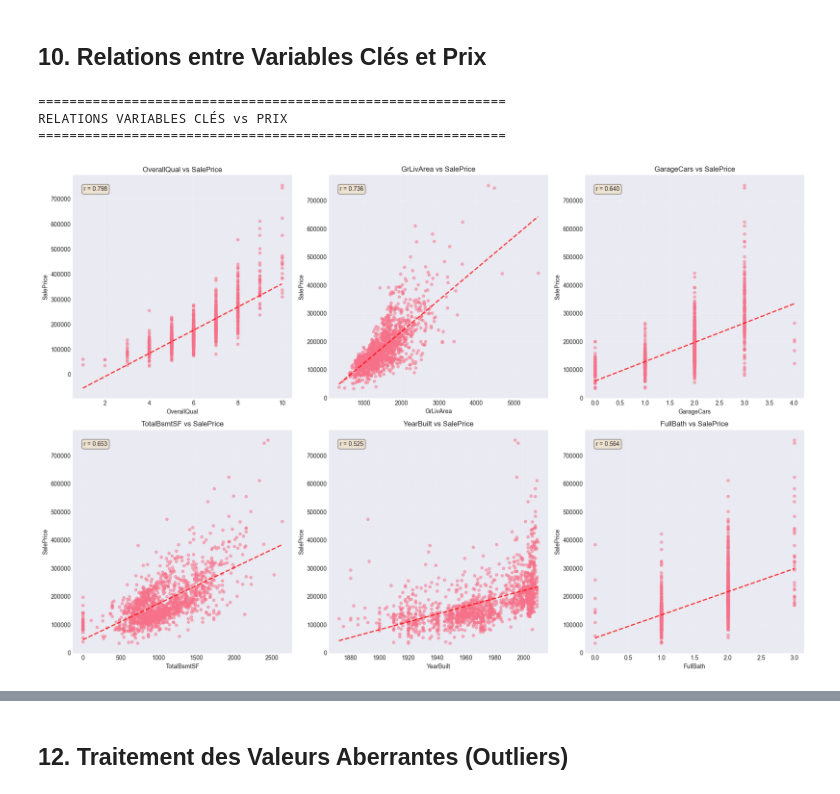
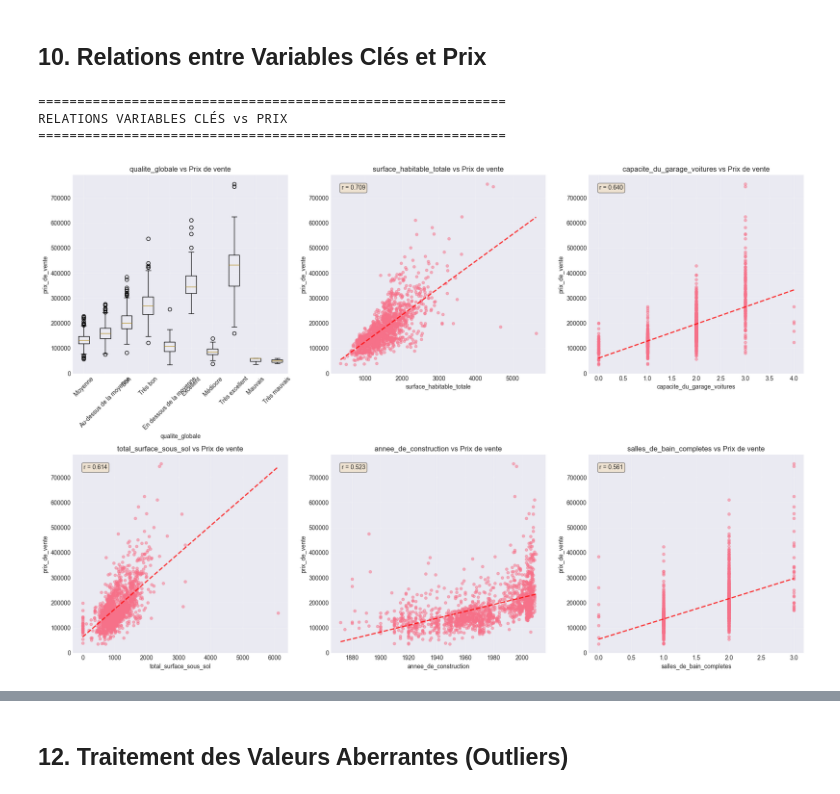
Before and after one commit to DJERAKEI221/Projet-Machine-Learning-House-prices-prediction, a Jupyter notebook: notebooks/exploration_base_donnees.ipynb, the cells around one changed output, grey strips where cells are left out. Cells and saved outputs as stored; diff of their text form; code cells hidden in the pictures.

```diff
--- a/notebooks/exploration_base_donnees.ipynb
+++ b/notebooks/exploration_base_donnees.ipynb
@@ -43,3 +43,17 @@ pd.set_option('display.max_rows', 100)
 print("Bibliothèques importées avec succès")
 # %% [output]
 Bibliothèques importées avec succès
+# %%
+# Chargement des données brutes
+import pandas as pd
+
+# Chargement des données brutes depuis data/raw
+print("=" * 60)
+print("CHARGEMENT DES DONNÉES BRUTES")
+print("=" * 60)
+train_df = pd.read_csv('../data/raw/train.csv', keep_default_na=False, na_filter=False)
+test_df = pd.read_csv('../data/raw/test.csv', keep_default_na=False, na_filter=False)
+
+print(f"\nDonnées brutes chargées:")
+print(f"   - Train: {train_df.shape[0]} lignes, {train_df.shape[1]} colonnes")
+print(f"   - Test: {test_df.shape[0]} lignes, {test_df.shape[1]} colonnes")
@@ -558,9 +1151,9 @@ print("=" * 60)
 print("VARIABLES NUMÉRIQUES CLÉS")
 print("=" * 60)
 
-key_numeric_vars = ['GrLivArea', 'TotalBsmtSF', 'LotArea', 'OverallQual',
-                     'OverallCond', 'YearBuilt', 'GarageArea', '1stFlrSF',
-                     'FullBath', 'TotRmsAbvGrd', 'YearRemodAdd', 'GarageCars']
+key_numeric_vars = ['surface_habitable_totale', 'total_surface_sous_sol', 'superficie_du_lot_pieds', 'qualite_globale',
+                     'etat_general', 'annee_de_construction', 'surface_du_garage', 'surface_du_premier_etage',
+                     'salles_de_bain_completes', 'total_des_pieces_hors_sous_sol', 'annee_de_renovation', 'capacite_du_garage_voitures']
 
 existing_key_vars = [v for v in key_numeric_vars if v in train_df.columns]
 
@@ -608,8 +1201,8 @@ print("=" * 60)
 print("VARIABLES CATÉGORIELLES CLÉS")
 print("=" * 60)
 
-key_categorical_vars = ['MSZoning', 'Neighborhood', 'BldgType', 'HouseStyle',
-                        'ExterQual', 'KitchenQual', 'SaleType', 'SaleCondition']
+key_categorical_vars = ['zonage_classification', 'quartier', 'type_de_batiment', 'style_de_maison',
+                        'qualite_exterieure', 'qualite_de_la_cuisine', 'type_de_vente', 'condition_de_la_vente']
 
 existing_cat_vars = [v for v in key_categorical_vars if v in train_df.columns]
 
@@ -902,8 +1931,8 @@ print("RELATIONS VARIABLES CLÉS vs PRIX")
 print("=" * 60)
 
 # Variables à analyser
-key_analysis_vars = ['OverallQual', 'GrLivArea', 'GarageCars', 'TotalBsmtSF',
-                     'YearBuilt', 'FullBath']
+key_analysis_vars = ['qualite_globale', 'surface_habitable_totale', 'capacite_du_garage_voitures', 'total_surface_sous_sol',
+                     'annee_de_construction', 'salles_de_bain_completes']
 
 fig, axes = plt.subplots(2, 3, figsize=(18, 12))
 axes = axes.flatten()
@@ -911,39 +1940,39 @@ axes = axes.flatten()
 for idx, var in enumerate(key_analysis_vars):
     if var in train_df.columns:
         if train_df[var].dtype in ['int64', 'float64']:
             # Scatter plot pour variables numériques
-            axes[idx].scatter(train_df[var], train_df['SalePrice'], alpha=0.5, s=20)
+            axes[idx].scatter(train_df[var], train_df['prix_de_vente'], alpha=0.5, s=20)
             axes[idx].set_xlabel(var)
-            axes[idx].set_ylabel('SalePrice')
-            axes[idx].set_title(f'{var} vs SalePrice')
+            axes[idx].set_ylabel('prix_de_vente')
+            axes[idx].set_title(f'{var} vs Prix de vente')
 
             # Ajouter une ligne de tendance
-            z = np.polyfit(train_df[var].dropna(), train_df.loc[train_df[var].notna(), 'SalePrice'], 1)
+            z = np.polyfit(train_df[var].dropna(), train_df.loc[train_df[var].notna(), 'prix_de_vente'], 1)
             p = np.poly1d(z)
             x_line = np.linspace(train_df[var].min(), train_df[var].max(), 100)
             axes[idx].plot(x_line, p(x_line), "r--", alpha=0.8, linewidth=2)
 
             # Calculer la corrélation
-            corr = train_df[[var, 'SalePrice']].corr().iloc[0, 1]
+            corr = train_df[[var, 'prix_de_vente']].corr().iloc[0, 1]
             axes[idx].text(0.05, 0.95, f'r = {corr:.3f}', transform=axes[idx].transAxes,
                           verticalalignment='top', bbox=dict(boxstyle='round', facecolor='wheat', alpha=0.5))
         else:
             # Box plot pour variables catégorielles
             categories = train_df[var].value_counts().head(10).index
-            data_to_plot = [train_df[train_df[var] == cat]['SalePrice'].values for cat in categories]
+            data_to_plot = [train_df[train_df[var] == cat]['prix_de_vente'].values for cat in categories]
             axes[idx].boxplot(data_to_plot, labels=categories)
             axes[idx].set_xlabel(var)
-            axes[idx].set_ylabel('SalePrice')
-            axes[idx].set_title(f'{var} vs SalePrice')
+            axes[idx].set_ylabel('prix_de_vente')
+            axes[idx].set_title(f'{var} vs Prix de vente')
             axes[idx].tick_params(axis='x', rotation=45)
 
         axes[idx].grid(True, alpha=0.3)
 
 plt.tight_layout()
 plt.savefig('../output/figures/key_vars_vs_price.png', dpi=300, bbox_inches='tight')
 plt.show()
 # %% [output]
 ============================================================
 RELATIONS VARIABLES CLÉS vs PRIX
 ============================================================
-[figure, old version]
+[figure, new version]
```
Also changed, not shown: parts of 33 cells of this notebook, 53 other files.
